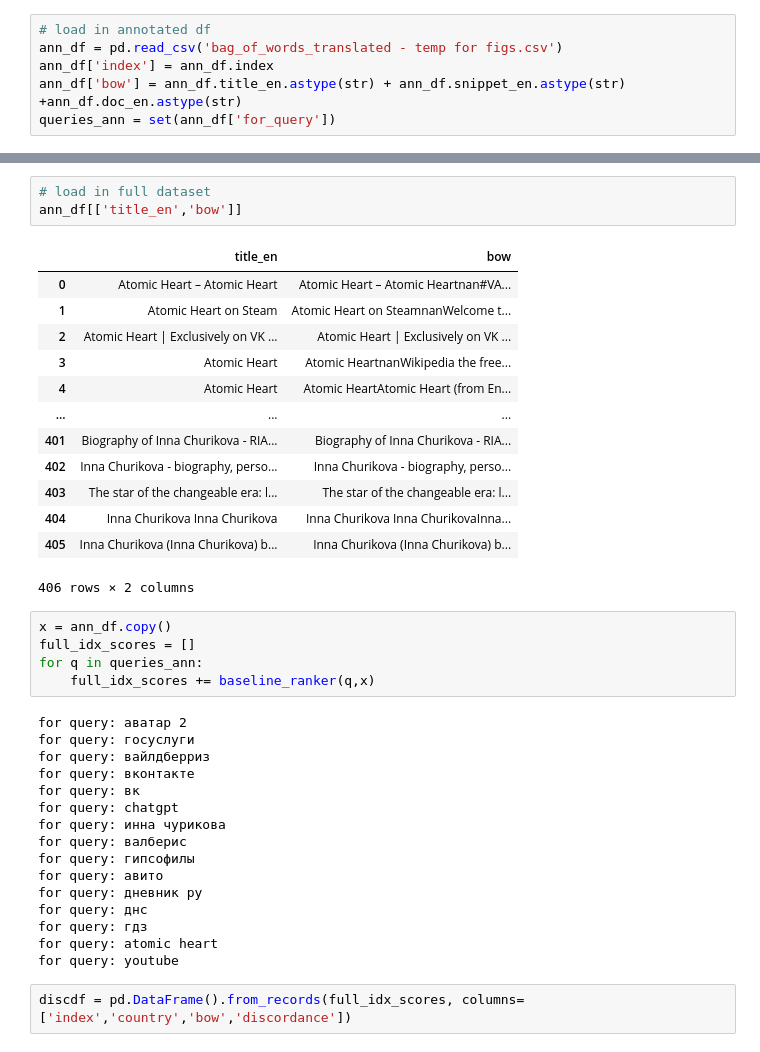
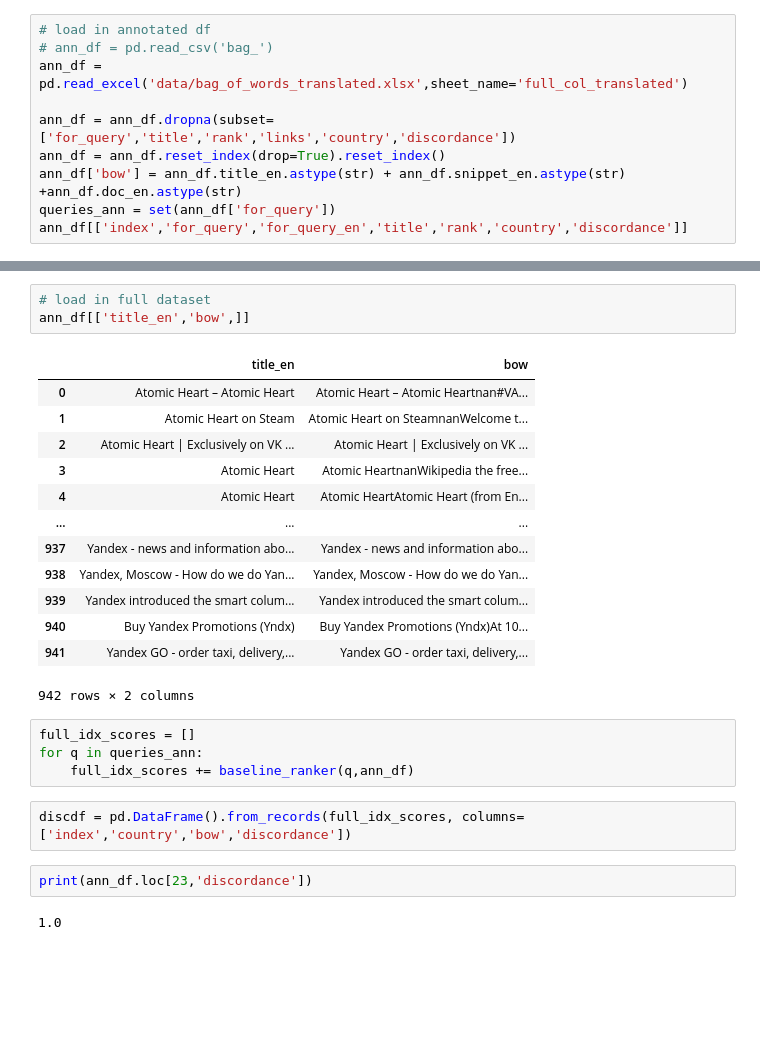
Before and after one commit to anna-02/549proj, a Jupyter notebook: baseline.ipynb, the cells around one changed output, grey strips where cells are left out. Saved outputs shown, nothing was run; the diff lists cells and outputs as text; blank space fills up the shorter version.

```diff
--- a/baseline.ipynb
+++ b/baseline.ipynb
@@ -26,7 +28,11 @@ def baseline_ranker(q, x):
     return sorted(idx_scores, key=lambda x: x[3], reverse=True)
 # %%
 # load in annotated df
-ann_df = pd.read_csv('bag_of_words_translated - temp for figs.csv')
-ann_df['index'] = ann_df.index
+# ann_df = pd.read_csv('bag_')
+ann_df = pd.read_excel('data/bag_of_words_translated.xlsx',sheet_name='full_col_translated')
+
+ann_df = ann_df.dropna(subset=['for_query','title','rank','links','country','discordance'])
+ann_df = ann_df.reset_index(drop=True).reset_index()
 ann_df['bow'] = ann_df.title_en.astype(str) + ann_df.snippet_en.astype(str)  +ann_df.doc_en.astype(str)
 queries_ann = set(ann_df['for_query'])
+ann_df[['index','for_query','for_query_en','title','rank','country','discordance']]
@@ -33,43 +60,30 @@ queries_ann = set(ann_df['for_query'])
 # %%
 # load in full dataset
-ann_df[['title_en','bow']]
+ann_df[['title_en','bow',]]
 # %% [output]
 |  | title_en | bow |
 | 0 | Atomic Heart – Atomic Heart | Atomic Heart – Atomic Heartnan#VA... |
 | 1 | Atomic Heart on Steam | Atomic Heart on SteamnanWelcome t... |
 | 2 | Atomic Heart | Exclusively on VK ... | Atomic Heart | Exclusively on VK ... |
 | 3 | Atomic Heart | Atomic HeartnanWikipedia the free... |
 | 4 | Atomic Heart | Atomic HeartAtomic Heart (from En... |
 | ... | ... | ... |
-| 401 | Biography of Inna Churikova - RIA... | Biography of Inna Churikova - RIA... |
-| 402 | Inna Churikova - biography, perso... | Inna Churikova - biography, perso... |
-| 403 | The star of the changeable era: l... | The star of the changeable era: l... |
-| 404 | Inna Churikova Inna Churikova | Inna Churikova Inna ChurikovaInna... |
-| 405 | Inna Churikova (Inna Churikova) b... | Inna Churikova (Inna Churikova) b... |
+| 937 | Yandex - news and information abo... | Yandex - news and information abo... |
+| 938 | Yandex, Moscow - How do we do Yan... | Yandex, Moscow - How do we do Yan... |
+| 939 | Yandex introduced the smart colum... | Yandex introduced the smart colum... |
+| 940 | Buy Yandex Promotions (Yndx) | Buy Yandex Promotions (Yndx)At 10... |
+| 941 | Yandex GO - order taxi, delivery,... | Yandex GO - order taxi, delivery,... |
-406 rows × 2 columns
+942 rows × 2 columns
 # %%
-x = ann_df.copy()
 full_idx_scores = []
 for q in queries_ann:
-    full_idx_scores += baseline_ranker(q,x)
+    full_idx_scores += baseline_ranker(q,ann_df)
-# %% [output]
-for query: аватар 2
-for query: госуслуги
-for query: вайлдберриз
-for query: вконтакте
-for query: вк
-for query: chatgpt
-for query: инна чурикова
-for query: валберис
-for query: гипсофилы
-for query: авито
-for query: дневник ру
-for query: днс
-for query: гдз
-for query: atomic heart
-for query: youtube
 # %%
 discdf = pd.DataFrame().from_records(full_idx_scores, columns=['index','country','bow','discordance'])
+# %%
+print(ann_df.loc[23,'discordance'])
+# %% [output]
+1.0
 # %%
 base_rec = []
 stat_rec = []
```
Also changed, not shown: parts of 14 cells of this notebook, 1 other file.
